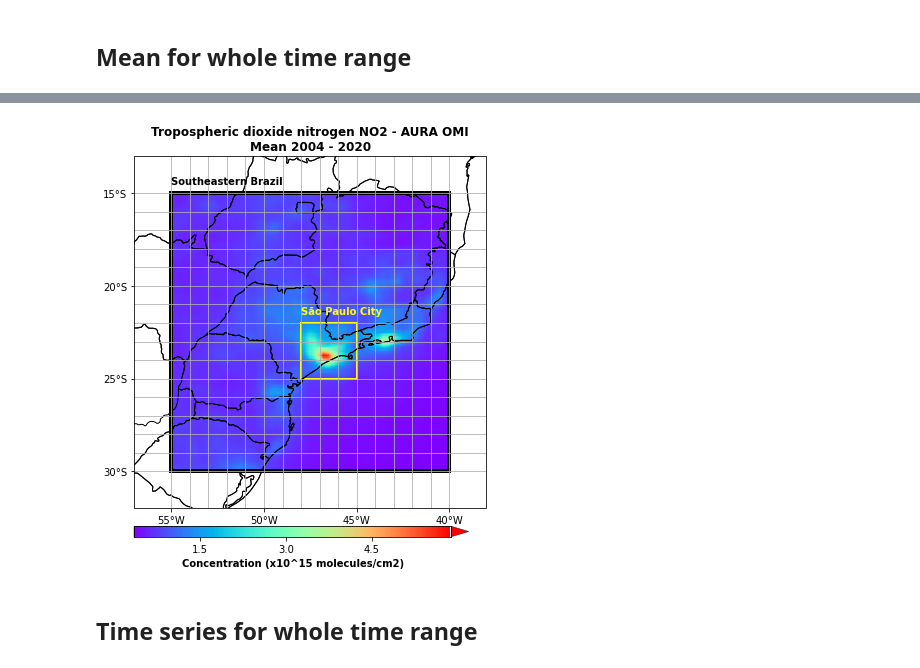
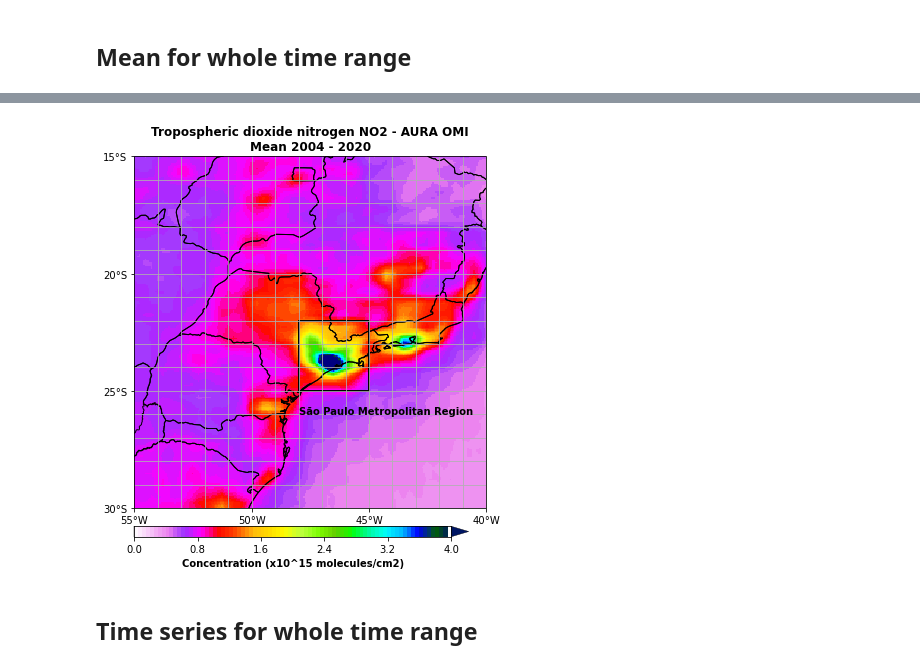
Before and after one commit to SandroAlex/phd, a Jupyter notebook: notebooks/covid19/no2_omi2.ipynb, the cells around one changed output, grey strips where cells are left out. Saved outputs shown, nothing was run; the diff lists cells and outputs as text; code cells hidden in the pictures.

```diff
--- a/notebooks/covid19/no2_omi2.ipynb
+++ b/notebooks/covid19/no2_omi2.ipynb
@@ -480,7 +480,7 @@ axgr = AxesGrid(
 # Make maps.
 for index, axis in enumerate(axgr):
     axis.coastlines()
-    axis.set_extent([-57, -38, -32, -13], crs=projection)
+    axis.set_extent([-55, -40, -30, -15], crs=projection)
     axis.add_feature(cfeature.BORDERS)
     axis.set_xticks(np.arange(-55, -40 + 5, 5), crs=projection)
     axis.set_yticks(np.arange(-30, -15 + 5, 5), crs=projection)
@@ -503,7 +503,10 @@ for index, axis in enumerate(axgr):
 p = (DS.NO2.mean("time") / scale).\
     interp(coords=grid).plot(
     ax=axgr[0],
-    cmap=plt.cm.rainbow,
+    vmin=0.00,
+    vmax=4.00,
+    levels=np.arange(0.00, 4.00 + 0.05, 0.05),
+    cmap=plt.cm.gist_ncar_r,
     add_colorbar=False,
     add_labels=False
 )
@@ -512,28 +515,16 @@ p = (DS.NO2.mean("time") / scale).\
 cb = axgr.cbar_axes[0].colorbar(p, extend="max")
 cb.set_label_text("Concentration (x10^15 molecules/cm2)", weight="bold")
 
-# Box around Southeast.
-axgr[0].text(x=-55, y=-15 + 0.50, s="Southeastern Brazil", color="black", weight="bold")
-axgr[0].add_patch(mpatches.Rectangle(
-    xy=[-55, -30],
-    width=15,
-    height=15,
-    fill=None,
-    lw=4,
-    edgecolor="black",
-    facecolor="black"
-))
-
 # Box around São Paulo city.
-axgr[0].text(x=box_lon_i, y=box_lat_f + 0.50, s="São Paulo City", color="yellow", weight="bold")
+axgr[0].text(x=box_lon_i, y=-26, s="São Paulo Metropolitan Region", color="black", weight="bold")
 axgr[0].add_patch(mpatches.Rectangle(
     xy=[box_lon_i, box_lat_i],
     width=box_dlon,
     height=box_dlat,
     fill=None,
     lw=2,
-    edgecolor="yellow",
-    facecolor="yellow"
+    edgecolor="black",
+    facecolor="black"
 ))
 
 # Adjustments.
@@ -551,4 +542,4 @@ Wall time: 1.94 s
-[figure, old version]
+[figure, new version]
 # %% [markdown]
 ## Time series for whole time range
 # %%
```
Also changed, not shown: parts of 31 cells of this notebook.
